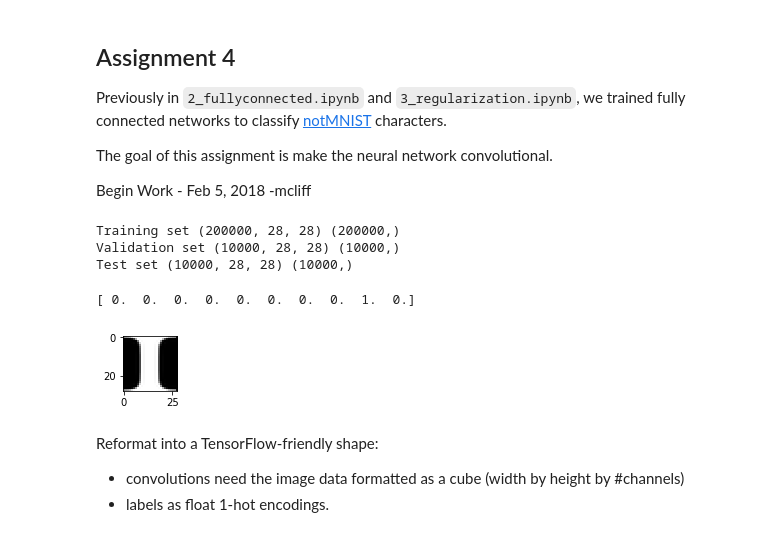
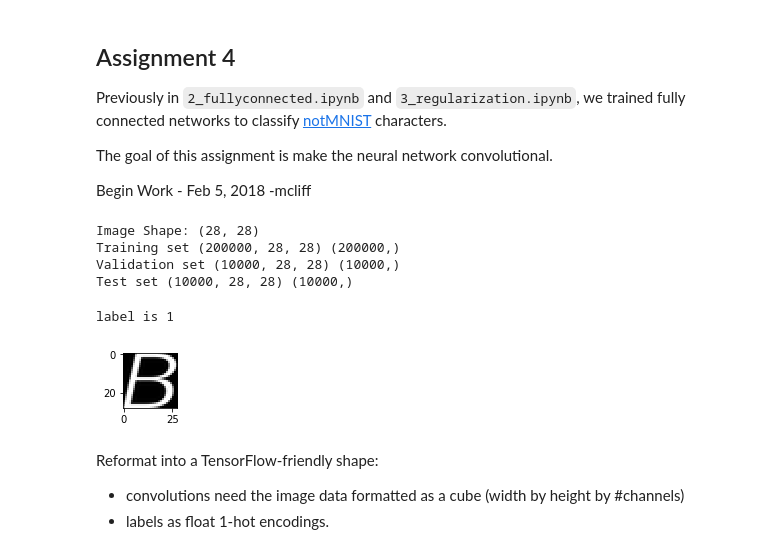
Before and after one commit to mcliff1/mypy, a Jupyter notebook: ipynotebook/UD730/4_convolutions.ipynb, the cells around one changed output. Cells and saved outputs as stored; diff of their text form; code cells hidden in the pictures.

```diff
--- a/ipynotebook/UD730/4_convolutions.ipynb
+++ b/ipynotebook/UD730/4_convolutions.ipynb
@@ -22,31 +27,37 @@ from six.moves import range
 pickle_file = 'notMNIST.pickle'
 
 with open(pickle_file, 'rb') as f:
-  save = pickle.load(f)
-  train_dataset = save['train_dataset']
-  train_labels = save['train_labels']
-  valid_dataset = save['valid_dataset']
-  valid_labels = save['valid_labels']
-  test_dataset = save['test_dataset']
-  test_labels = save['test_labels']
-  del save  # hint to help gc free up memory
-  print('Training set', train_dataset.shape, train_labels.shape)
-  print('Validation set', valid_dataset.shape, valid_labels.shape)
-  print('Test set', test_dataset.shape, test_labels.shape)
+    save = pickle.load(f)
+    train_dataset = save['train_dataset']
+    train_labels = save['train_labels']
+    valid_dataset = save['valid_dataset']
+    valid_labels = save['valid_labels']
+    test_dataset = save['test_dataset']
+    test_labels = save['test_labels']
+    del save  # hint to help gc free up memory
+
+assert(len(train_dataset) == len(train_labels))
+assert(len(valid_dataset) == len(valid_labels))
+assert(len(test_dataset) == len(test_labels))
+
+print('Image Shape: {0}'.format(train_dataset[0].shape))
+print('Training set', train_dataset.shape, train_labels.shape)
+print('Validation set', valid_dataset.shape, valid_labels.shape)
+print('Test set', test_dataset.shape, test_labels.shape)
 # %% [output]
+Image Shape: (28, 28)
 Training set (200000, 28, 28) (200000,)
 Validation set (10000, 28, 28) (10000,)
 Test set (10000, 28, 28) (10000,)
 # %%
-import matplotlib.pyplot as plt
-%matplotlib inline
-image = train_dataset[5234].squeeze()
+indx = random.randint(0, len(train_dataset))
+image = train_dataset[indx].squeeze()
 plt.figure(figsize=(1,1))
 plt.imshow(image,cmap="gray")
-print(train_labels[5234])
+print('label is {}'.format(train_labels[indx]))
 # %% [output]
-[ 0.  0.  0.  0.  0.  0.  0.  0.  1.  0.]
+label is 1
-[figure, old version]
+[figure, new version]
 # %% [markdown]
 Reformat into a TensorFlow-friendly shape:
 - convolutions need the image data formatted as a cube (width by height by #channels)
```
Also changed, not shown: parts of 14 cells of this notebook.
